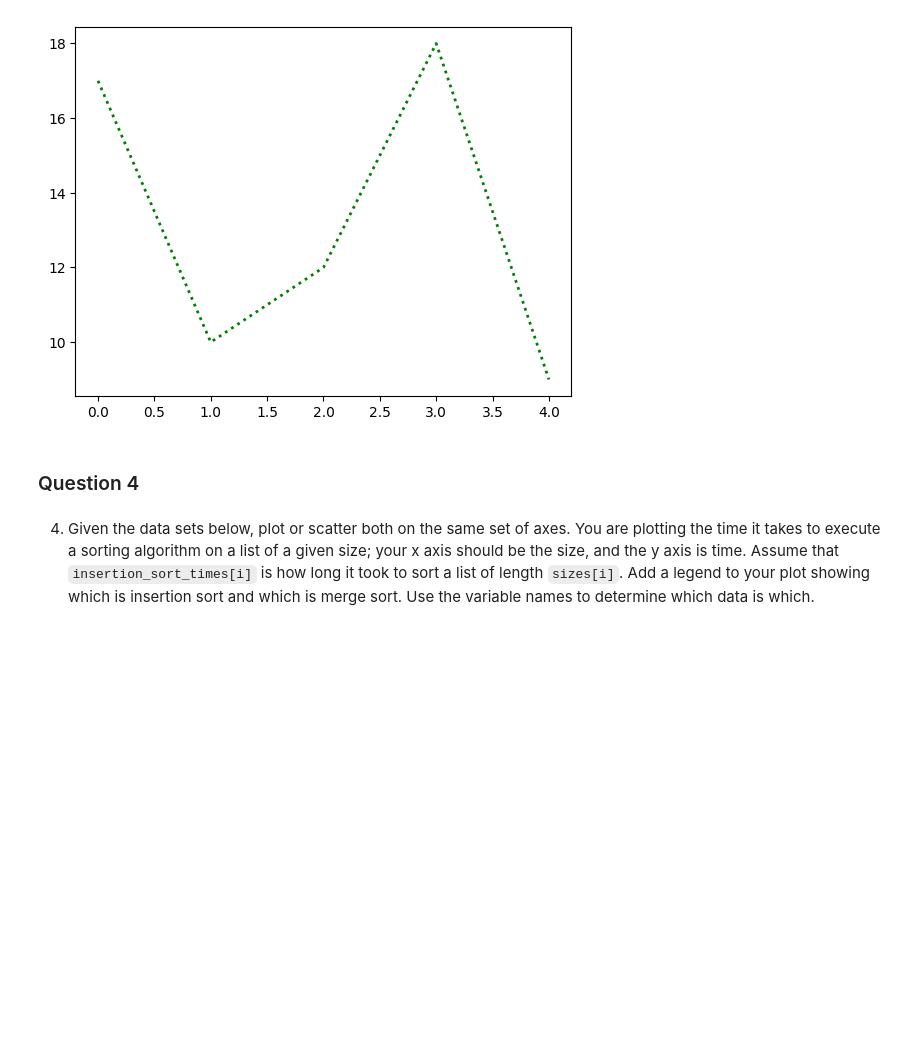
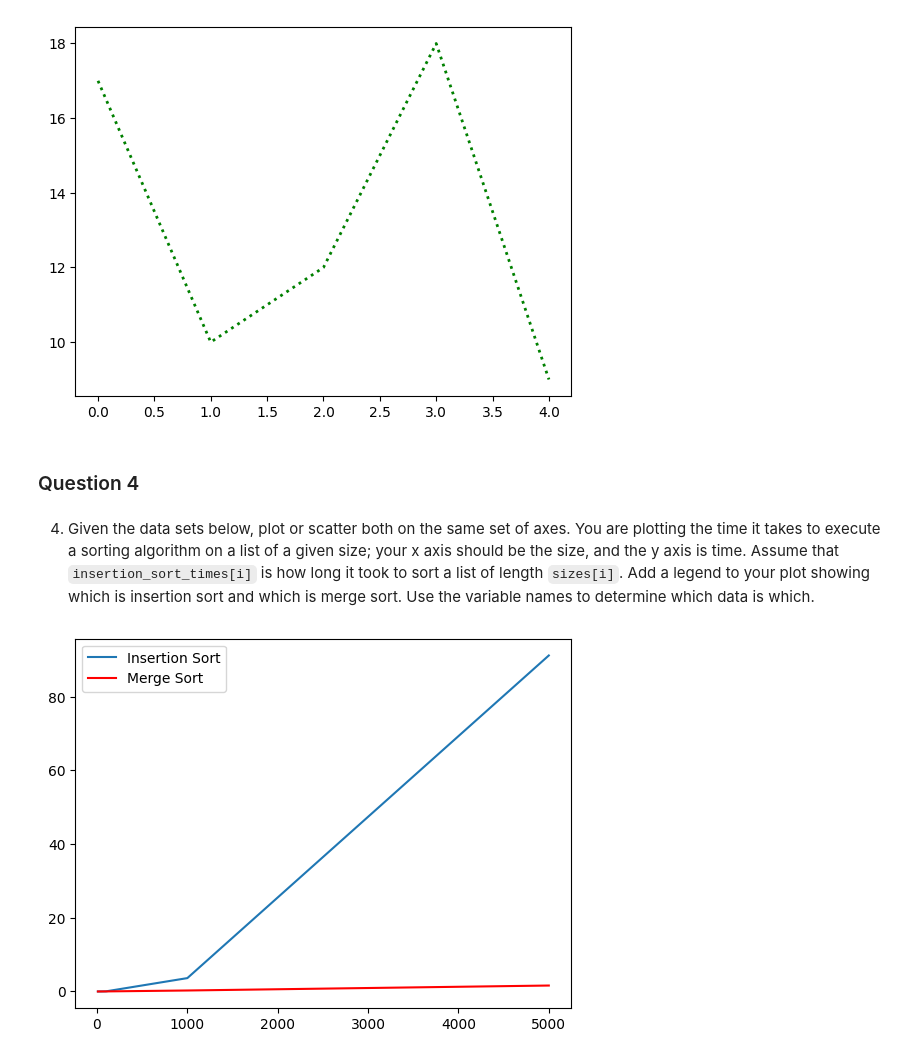
Before and after one commit to Stone-Snevets/web-03-pyplot, a Jupyter notebook: pyplot.ipynb, the cells around one changed output. Drawn from its saved outputs; the diff is of its cells as text; code cells hidden in the pictures; blank space fills up the shorter version.

Commit message:
Graph multiple plots on same canvas

```diff
--- a/pyplot.ipynb
+++ b/pyplot.ipynb
@@ -93,3 +93,10 @@ plt.plot(x, seq,
 sizes = [10, 20, 50, 100, 1000, 5000]
 insertion_sort_times = [0.0010252999999999998, 0.0027026999999999954, 0.010147200000000002, 0.0381137, 3.6303399, 91.2180796]
 merge_sort_times = [0.00161889999999687, 0.003635600000009731, 0.0090655000000055, 0.020108000000007564, 0.2687474000000094, 1.6147050999999948]
+# %%
+plt.plot(sizes, insertion_sort_times, label = 'Insertion Sort')
+plt.plot(sizes, merge_sort_times, color='red', label = 'Merge Sort')
+plt.legend()
+plt.show()
+# %% [output]
+[figure, added]
```
